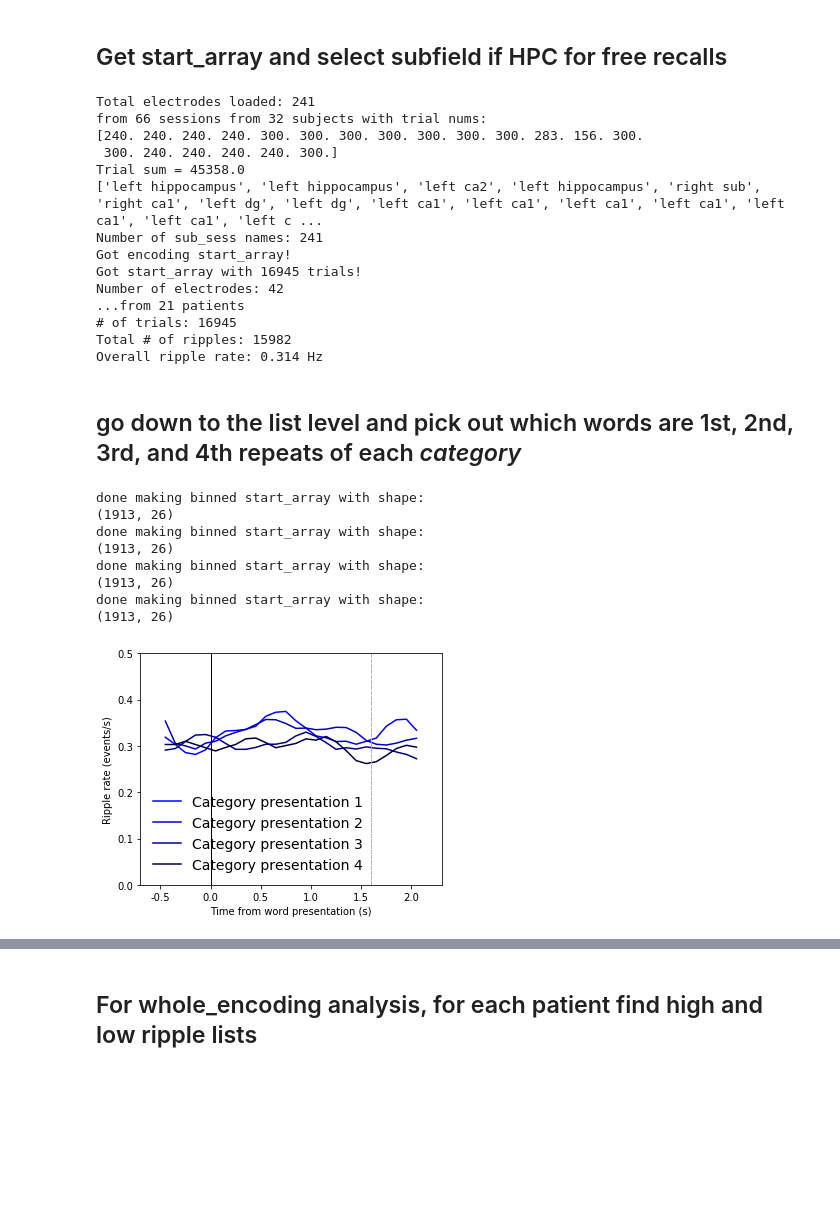
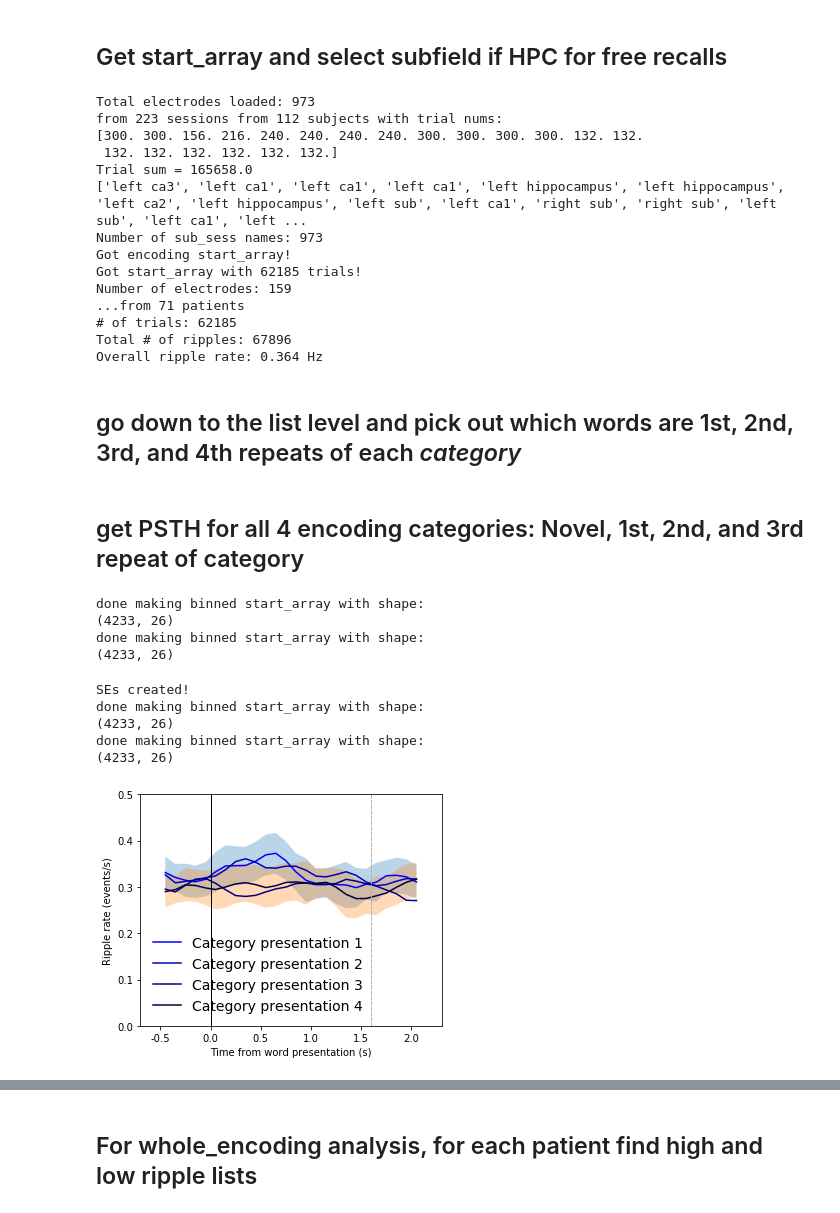
Before and after one commit to jjsakon/SWR, a Jupyter notebook: code/SWRanalysisClustering-encodingLoad.ipynb, the cells around one changed output, grey strips where cells are left out. Saved outputs shown, nothing was run; the diff lists cells and outputs as text; code cells hidden in the pictures; blank space fills up the shorter version.

```diff
--- a/code/SWRanalysisClustering-encodingLoad.ipynb
+++ b/code/SWRanalysisClustering-encodingLoad.ipynb
@@ -135,7 +138,7 @@ recall_minimum = 0 # used if recall_type_switch = 3
 region_name = 'HPC' #'ENT' #'HPC' #HPC_ENT #ENT #HPC # PHC
 remove_soz_ictal = 0 # 0 for nothing, 1 for remove SOZ, 2 for keep ONLY SOZ ###
 filter_type = 'hamming' # butter/hamming/hamming125200/tried hamming140250 for math
-sub_selection = 'first_half' # 'second_half', 'whole' ,'first_half'
+sub_selection = 'whole' # 'second_half', 'whole' ,'first_half'
                               # analyze first 40%, remaining 60% of data, or whole?
                               # works for FR1 and catFR1
 ###
@@ -506,20 +513,20 @@ print('# of trials: '+str(np.shape(start_array)[0]))
 print('Total # of ripples: '+str(sum(start_array)))
 print('Overall ripple rate: '+str(np.round( (1000/sr_factor)*sum(start_array)/np.shape(start_array)[0]/np.shape(start_array)[1],3 ))+' Hz')
 # %% [output]
-Total electrodes loaded: 241
-from 66 sessions from 32 subjects with trial nums:
-[240. 240. 240. 240. 300. 300. 300. 300. 300. 300. 300. 283. 156. 300.
- 300. 240. 240. 240. 240. 300.]
-Trial sum = 45358.0
-['left hippocampus', 'left hippocampus', 'left ca2', 'left hippocampus', 'right sub', 'right ca1', 'left dg', 'left dg', 'left ca1', 'left ca1', 'left ca1', 'left ca1', 'left ca1', 'left ca1', 'left c ...
-Number of sub_sess names: 241
+Total electrodes loaded: 973
+from 223 sessions from 112 subjects with trial nums:
+[300. 300. 156. 216. 240. 240. 240. 240. 300. 300. 300. 300. 132. 132.
+ 132. 132. 132. 132. 132. 132.]
+Trial sum = 165658.0
+['left ca3', 'left ca1', 'left ca1', 'left ca1', 'left hippocampus', 'left hippocampus', 'left ca2', 'left hippocampus', 'left sub', 'left ca1', 'right sub', 'right sub', 'left sub', 'left ca1', 'left ...
+Number of sub_sess names: 973
 Got encoding start_array!
-Got start_array with 16945 trials!
-Number of electrodes: 42
-...from 21 patients
-# of trials: 16945
-Total # of ripples: 15982
-Overall ripple rate: 0.314 Hz
+Got start_array with 62185 trials!
+Number of electrodes: 159
+...from 71 patients
+# of trials: 62185
+Total # of ripples: 67896
+Overall ripple rate: 0.364 Hz
 # %% [markdown]
 ## go down to the list level and pick out which words are 1st, 2nd, 3rd, and 4th repeats of each *category*
 # %%
@@ -588,16 +632,14 @@ if ( (len(r1)!=len(r4)) or (len(r1)!=len(cat_session_name_array)) ):
     if select_category_repeat == 0:
         print('There is something wrong, we do not have the same number of trials in ripple array or session_name_array')
+# %% [markdown]
+## get PSTH for all 4 encoding categories: Novel, 1st, 2nd, and 3rd repeat of category
 # %%
 %autoreload
-# get PSTH for all 4 encoding categories: Novel, 1st, 2nd, and 3rd repeat of *category*
 
 # Then bin it for the CIs and plot each
 # then do ME stats on seleted bins and add significance bars if p<0.05
 
-plot_SEs = 0
-
-encoding_time = 2300 # actual preentation is 1.6 s + 0.75-1.0 s so keep +700 ms so can plot +500 ms
-pre_encoding_time = -700
+plot_SEs = 1
 
 bin_size = 100 # in ms
 smoothing_triangle = 5 # triangular smoothing window width
@@ -647,40 +689,43 @@ for category in range(4):
         binned_start_array = binned_start_array[:,pad:-pad] # remove edge bins
     print('done making binned start_array with shape:')
     print(binned_start_array.shape)
 
     # note that output is the net ± distance from mean
-    if plot_SEs == 1:
-        SE_plot = getMixedEffectSEs(binned_start_array,cat_subject_name_array,cat_session_name_array)
+
+    if (plot_SEs == 1) & (category in [1,4]):
+        SE_plot = getMixedEffectSEs(binned_start_array,r1r4_subject_name_array,r1r4_session_name_array)
         print('SEs created!')
 
     # plot
     xr = bin_centers #np.arange(psth_start,psth_end,binsize)
     xr = xr[pad:-pad];
 
     plot(xr,PSTH[pad:-pad],color=plot_color,label = label)
-    if plot_SEs == 1:
+
+    if (plot_SEs == 1) & (category in [0,3]):
         fill_between(xr, PSTH[pad:-pad]-SE_plot[0,:], PSTH[pad:-pad]+SE_plot[0,:], alpha = 0.3)
     xticks(np.arange(pre_encoding_time+pad*100,encoding_time-pad*100+1,500),
            np.arange((pre_encoding_time+pad*100)/1000,(encoding_time-pad*100)/1000+1,500/1000))
     xlabel('Time from word presentation (s)')
     ylabel('Ripple rate (events/s)')
     tight_layout()
     ax = plt.gca()
     ylim = 0.5
     ax.set_ylim(0,ylim)
     ax.set_xlim(pre_encoding_time,encoding_time)
     plot([0,0],[ax.get_ylim()[0],ax.get_ylim()[1]],linewidth=1,linestyle='-',color=(0,0,0))
     plot([1600,1600],[ax.get_ylim()[0],ax.get_ylim()[1]],linewidth=1,linestyle='--',color=(0.7,0.7,0.7))
 
 leg = ax.legend(frameon=False,prop={'size': 14})
 a=1;
 # %% [output]
 done making binned start_array with shape:
-(1913, 26)
+(4233, 26)
 done making binned start_array with shape:
-(1913, 26)
-done making binned start_array with shape:
-(1913, 26)
-done making binned start_array with shape:
-(1913, 26)
+(4233, 26)
+SEs created!
+done making binned start_array with shape:
+(4233, 26)
+done making binned start_array with shape:
+(4233, 26)
-[figure, old version]
+[figure, new version]
```
Also changed, not shown: parts of 9 cells of this notebook, 2 other files.
